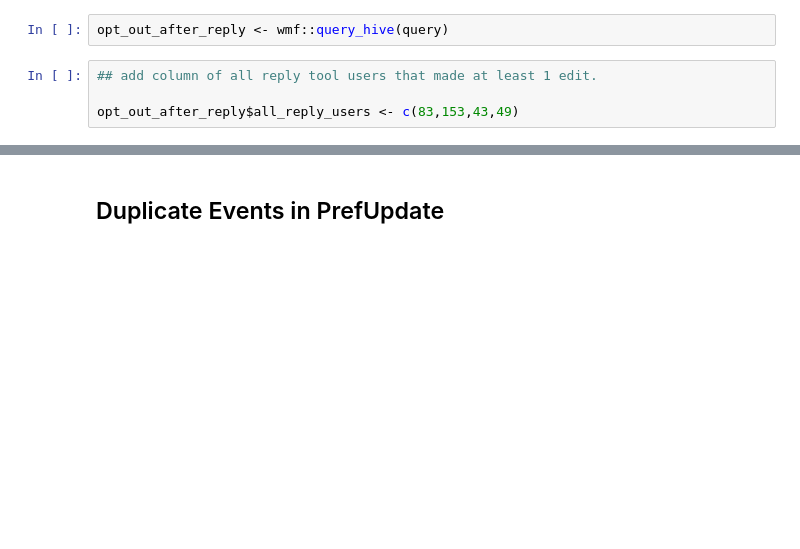
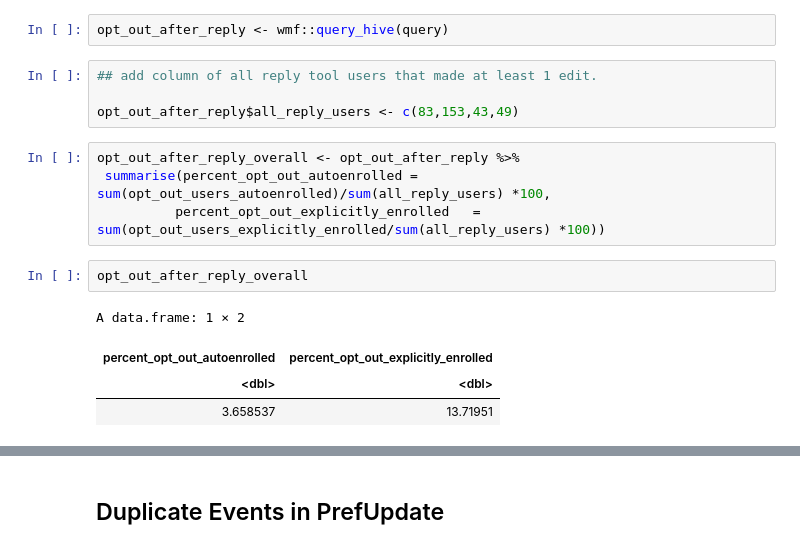
Before and after one commit to wikimedia-research/Reply-tools-analysis-2021, a Jupyter notebook: Replying-Tool-Adoption-Metrics.ipynb, the cells around one changed output, grey strips where cells are left out. Cells and saved outputs as stored; diff of their text form; blank space fills up the shorter version.

```diff
--- a/Replying-Tool-Adoption-Metrics.ipynb
+++ b/Replying-Tool-Adoption-Metrics.ipynb
@@ -786,5 +816,16 @@ opt_out_after_reply <- wmf::query_hive(query)
 ## add column of all reply tool users that made at least 1 edit.
 
 opt_out_after_reply$all_reply_users <- c(83,153,43,49)
+# %%
+opt_out_after_reply_overall <- opt_out_after_reply %>%
+ summarise(percent_opt_out_autoenrolled = sum(opt_out_users_autoenrolled)/sum(all_reply_users) *100,
+          percent_opt_out_explicitly_enrolled	= sum(opt_out_users_explicitly_enrolled/sum(all_reply_users) *100))
+# %%
+opt_out_after_reply_overall
+# %% [output]
+A data.frame: 1 × 2
+| percent_opt_out_autoenrolled | percent_opt_out_explicitly_enrolled |
+| <dbl> | <dbl> |
+| 3.658537 | 13.71951 |
 # %%
 opt_out_after_reply_bywiki <- opt_out_after_reply %>%
```
Also changed, not shown: parts of 6 cells of this notebook, 1 other file.
